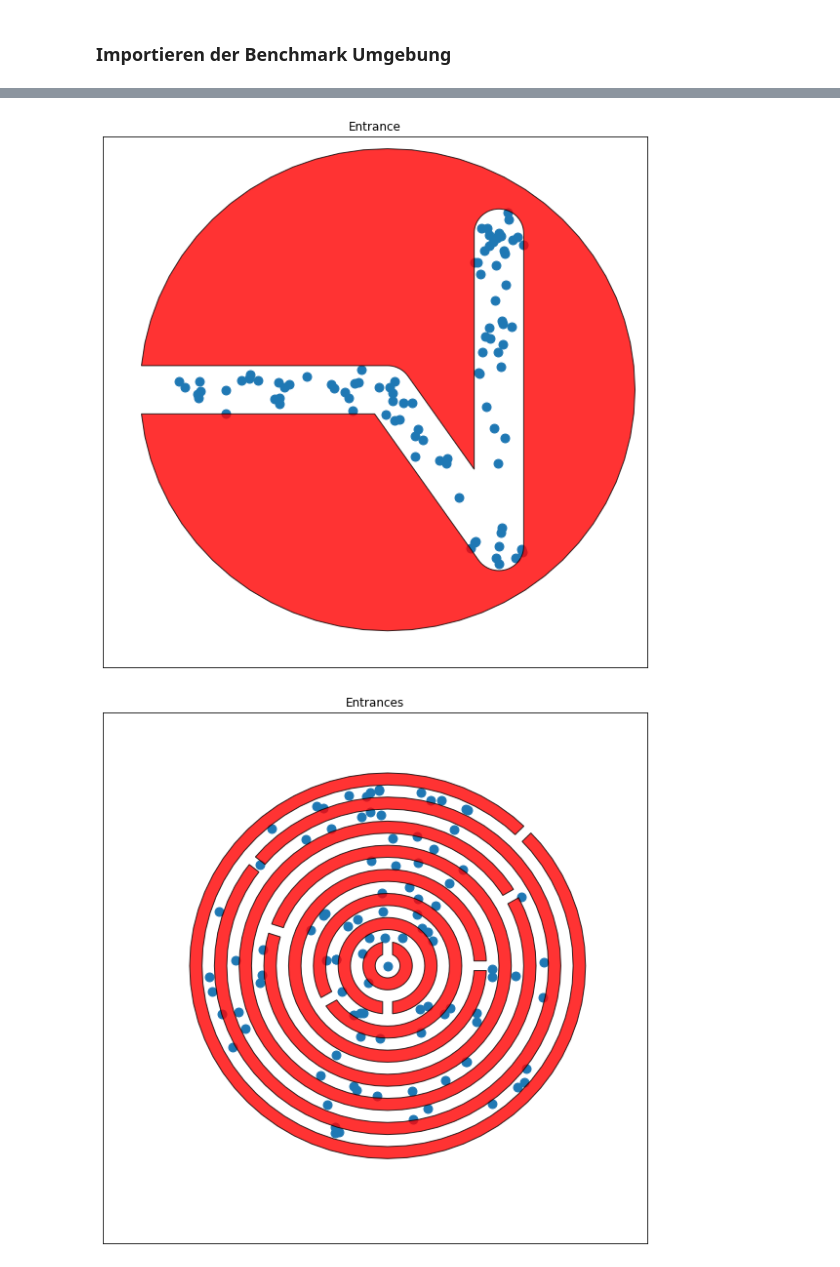
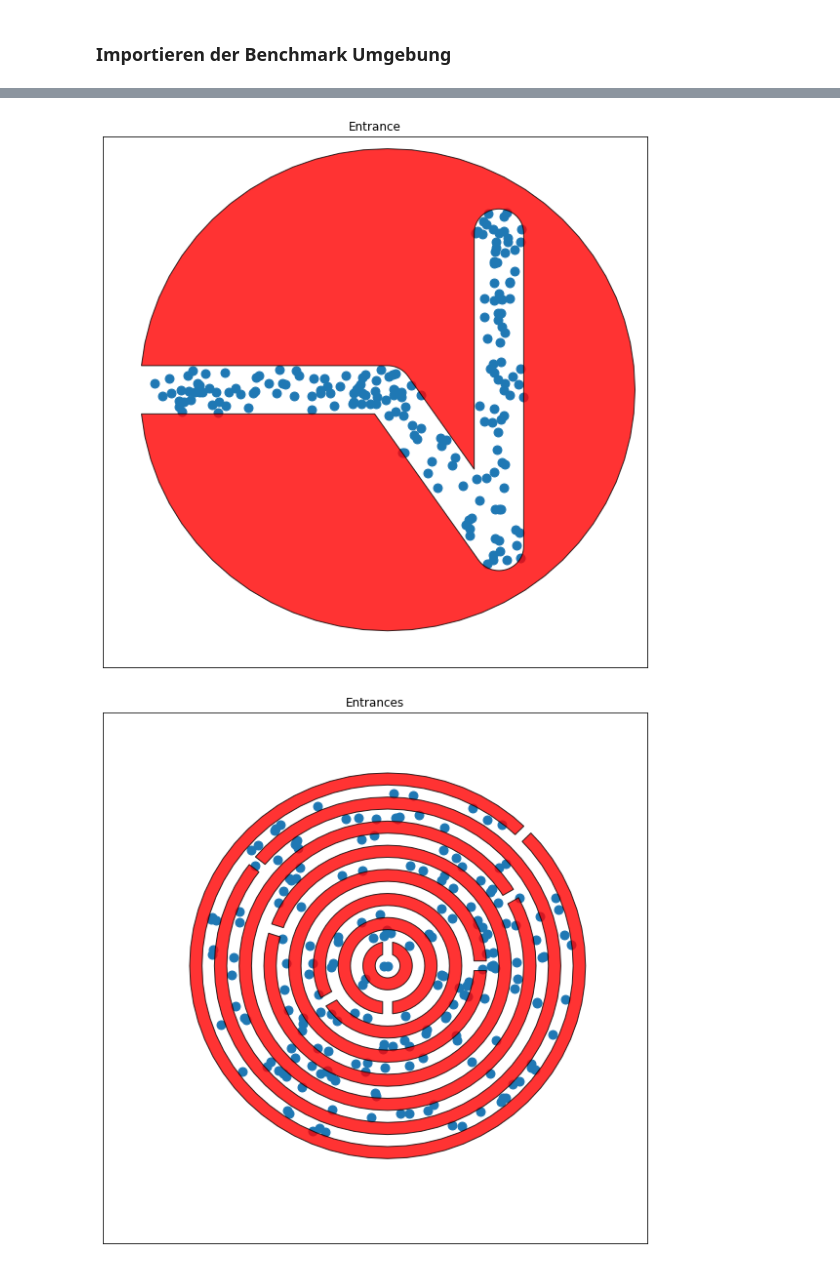
Before and after one commit to Keypos/Roboterprogrammierung_Projektarbeit, a Jupyter notebook: Aufgabe1_explanation_bridge.ipynb, the cells around one changed output, grey strips where cells are left out. Cells and saved outputs as stored; diff of their text form; code cells hidden in the pictures.

```diff
--- a/Aufgabe1_explanation_bridge.ipynb
+++ b/Aufgabe1_explanation_bridge.ipynb
@@ -299,6 +299,7 @@ Random Bubbles (MS)
 # %%
 temp_list=IPTestSuite.benchList[:10]
 coll_list = []
+#iterate through all benchmark environments
 for benchmark in temp_list:
     if benchmark.name == "Japan":
         continue
@@ -307,17 +308,13 @@ for benchmark in temp_list:
         print ("Planning: ", benchmark.name)
         collChecker = benchmark.collisionChecker
         G = nx.Graph()
+        #Parameter for the Roadmap
         radius = 3.0
-        numNodes = 100
+        numNodes = 200
 
-        IPPerfMonitor.clearData()
 
         learnRoadmapNearestNeighbour(G, dim, radius, numNodes, collChecker)
 
-        Function_infos = IPPerfMonitor.dataFrame()
-        counts_for_collision = len(Function_infos[Function_infos["name"]=="pointInCollision"])
-        print("pointInCollision- Aufrufe", counts_for_collision)
-        coll_list.append(counts_for_collision)
         solution = findPath(G,benchmark.startList[0],benchmark.goalList[0], collChecker)
         print(solution, len(solution))
         print(len(G.nodes()))
@@ -358,2 +358,2 @@ Failed Either source start or target goal is not in G
-[figure, old version]
+[figure, new version]
-[figure, old version]
+[figure, new version]
```
Also changed, not shown: parts of 3 cells of this notebook, 3 other files.
